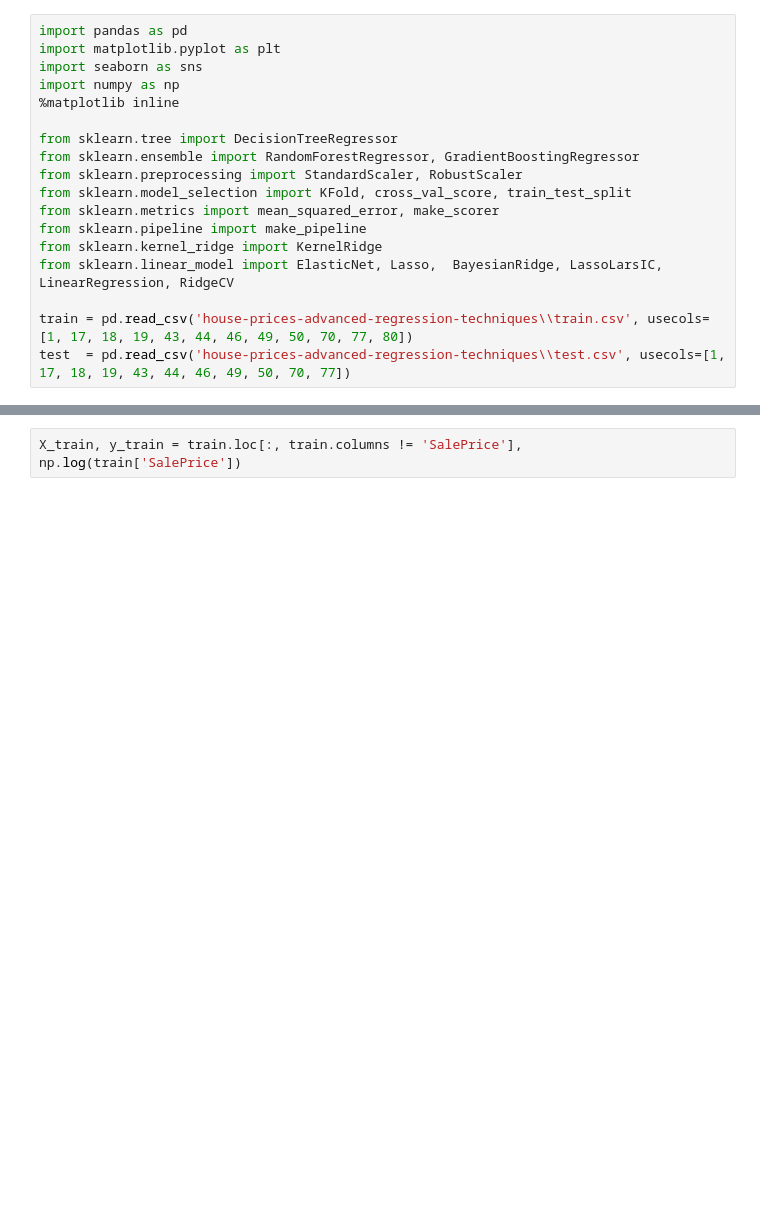
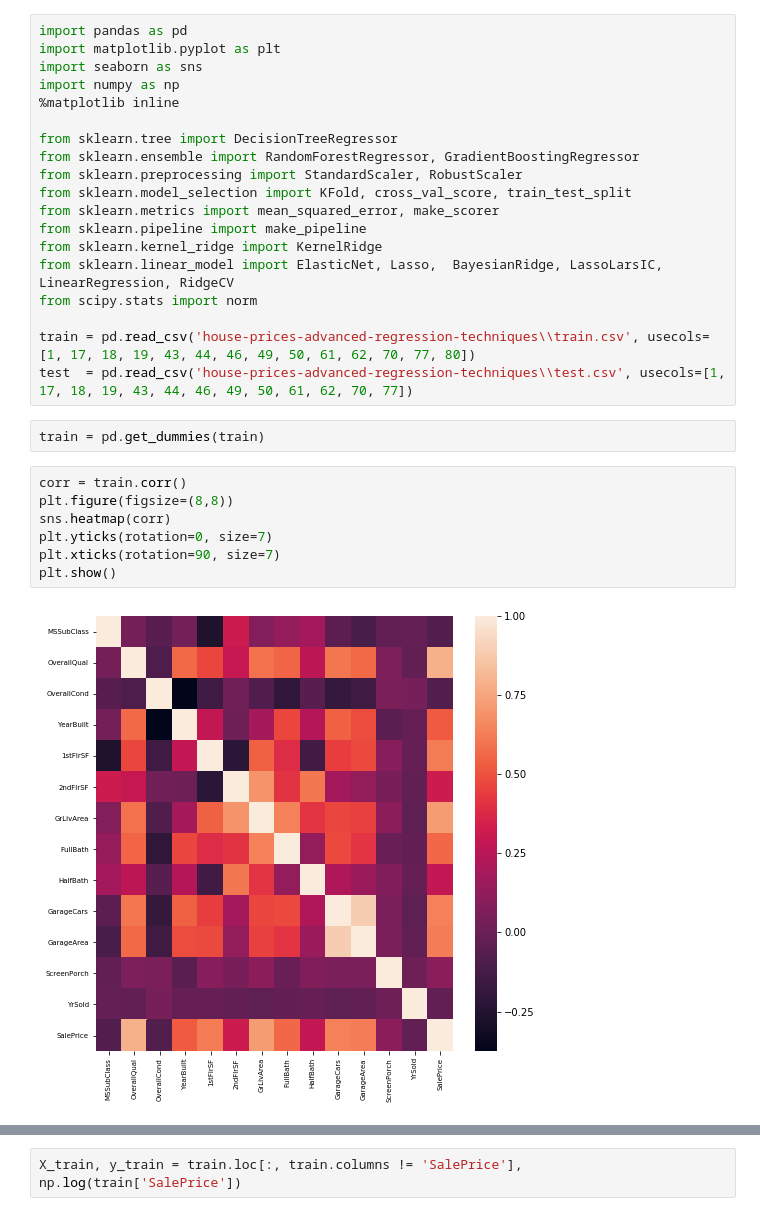
Before and after one commit to n1ghteagle2/school, a Jupyter notebook: homework/Homework3/Homework_3_File_3.ipynb, the cells around one changed output, grey strips where cells are left out. Drawn from its saved outputs; the diff is of its cells as text; blank space fills up the shorter version.

```diff
--- a/homework/Homework3/Homework_3_File_3.ipynb
+++ b/homework/Homework3/Homework_3_File_3.ipynb
@@ -13,6 +13,18 @@ from sklearn.metrics import mean_squared_error, make_scorer
 from sklearn.pipeline import make_pipeline
 from sklearn.kernel_ridge import KernelRidge
 from sklearn.linear_model import ElasticNet, Lasso,  BayesianRidge, LassoLarsIC, LinearRegression, RidgeCV
+from scipy.stats import norm
 
-train = pd.read_csv('house-prices-advanced-regression-techniques\\train.csv', usecols=[1, 17, 18, 19, 43, 44, 46, 49, 50, 70, 77, 80])
-test  = pd.read_csv('house-prices-advanced-regression-techniques\\test.csv', usecols=[1, 17, 18, 19, 43, 44, 46, 49, 50, 70, 77])
+train = pd.read_csv('house-prices-advanced-regression-techniques\\train.csv', usecols=[1, 17, 18, 19, 43, 44, 46, 49, 50, 61, 62, 70, 77, 80])
+test  = pd.read_csv('house-prices-advanced-regression-techniques\\test.csv', usecols=[1, 17, 18, 19, 43, 44, 46, 49, 50, 61, 62, 70, 77])
+# %%
+train = pd.get_dummies(train)
+# %%
+corr = train.corr()
+plt.figure(figsize=(8,8))
+sns.heatmap(corr)
+plt.yticks(rotation=0, size=7)
+plt.xticks(rotation=90, size=7)
+plt.show()
+# %% [output]
+[figure, added]
```
Also changed, not shown: parts of 18 cells of this notebook, 7 other files.
